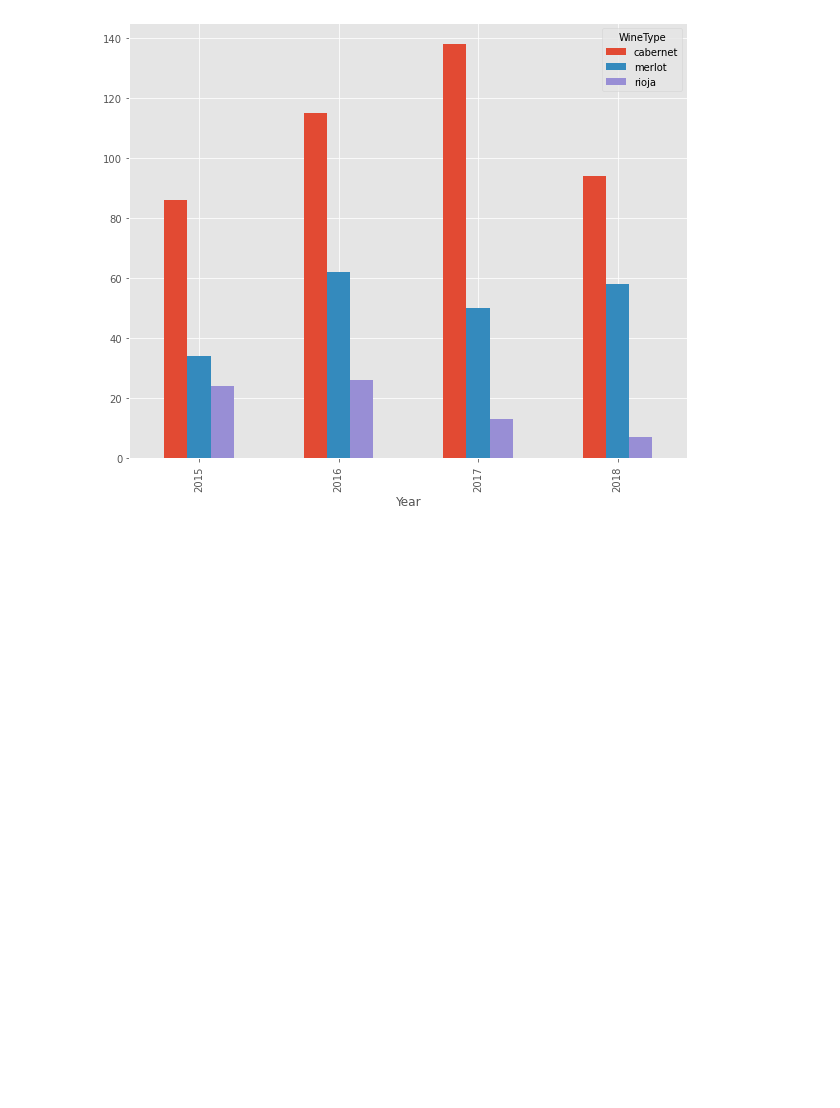
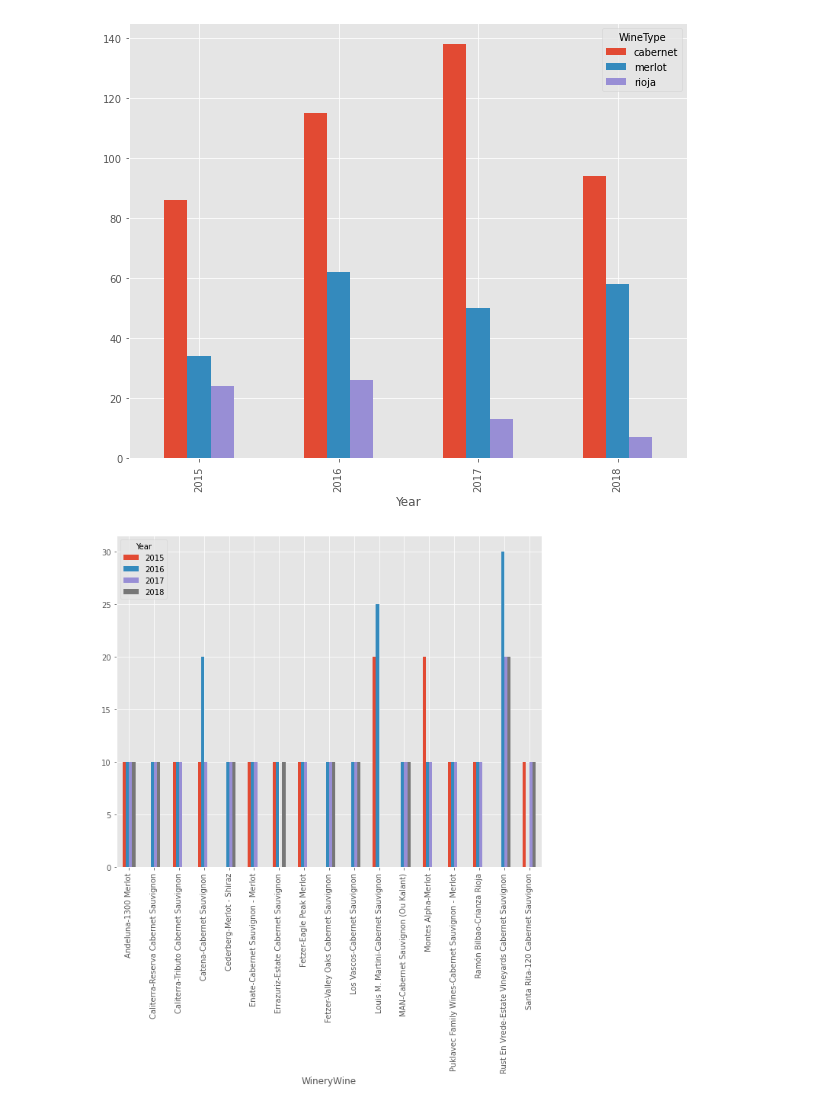
Before and after one commit to Tekkuza/red-wine-review, a Jupyter notebook: solution_wip.ipynb, the cells around one changed output. Saved outputs shown, nothing was run; the diff lists cells and outputs as text; code cells hidden in the pictures; blank space fills up the shorter version.

```diff
--- a/solution_wip.ipynb
+++ b/solution_wip.ipynb
@@ -576,3 +578,8 @@ df3.groupby(['Year'])['WineType'].value_counts().unstack().plot.bar()
 plt.show()
 # %% [output]
 [figure]
+# %%
+df4.groupby(['WineryWine', 'Year'])['PriceGroup2'].mean().unstack().plot.bar()
+plt.show()
+# %% [output]
+[figure, added]
```
Also changed, not shown: parts of 2 cells of this notebook.
